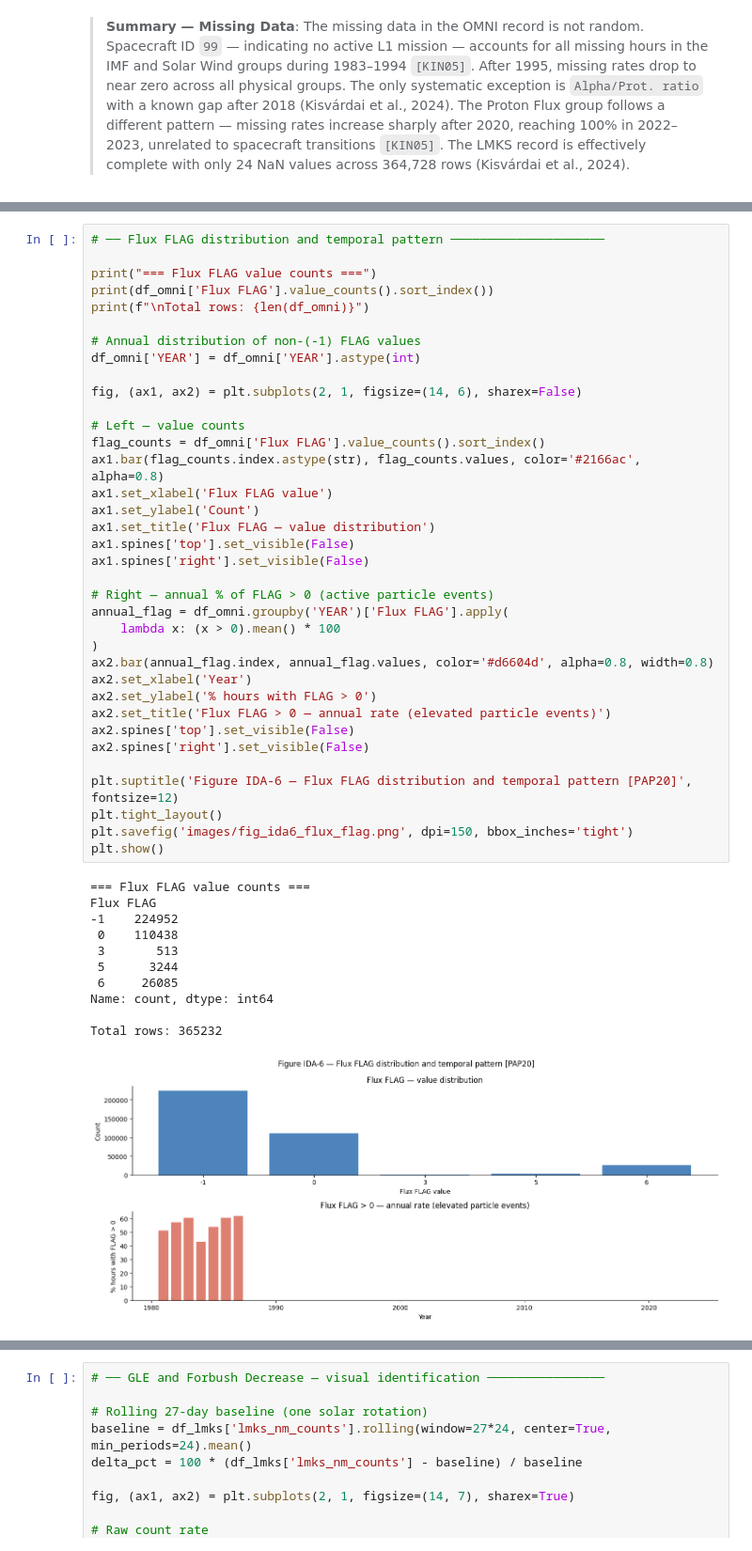
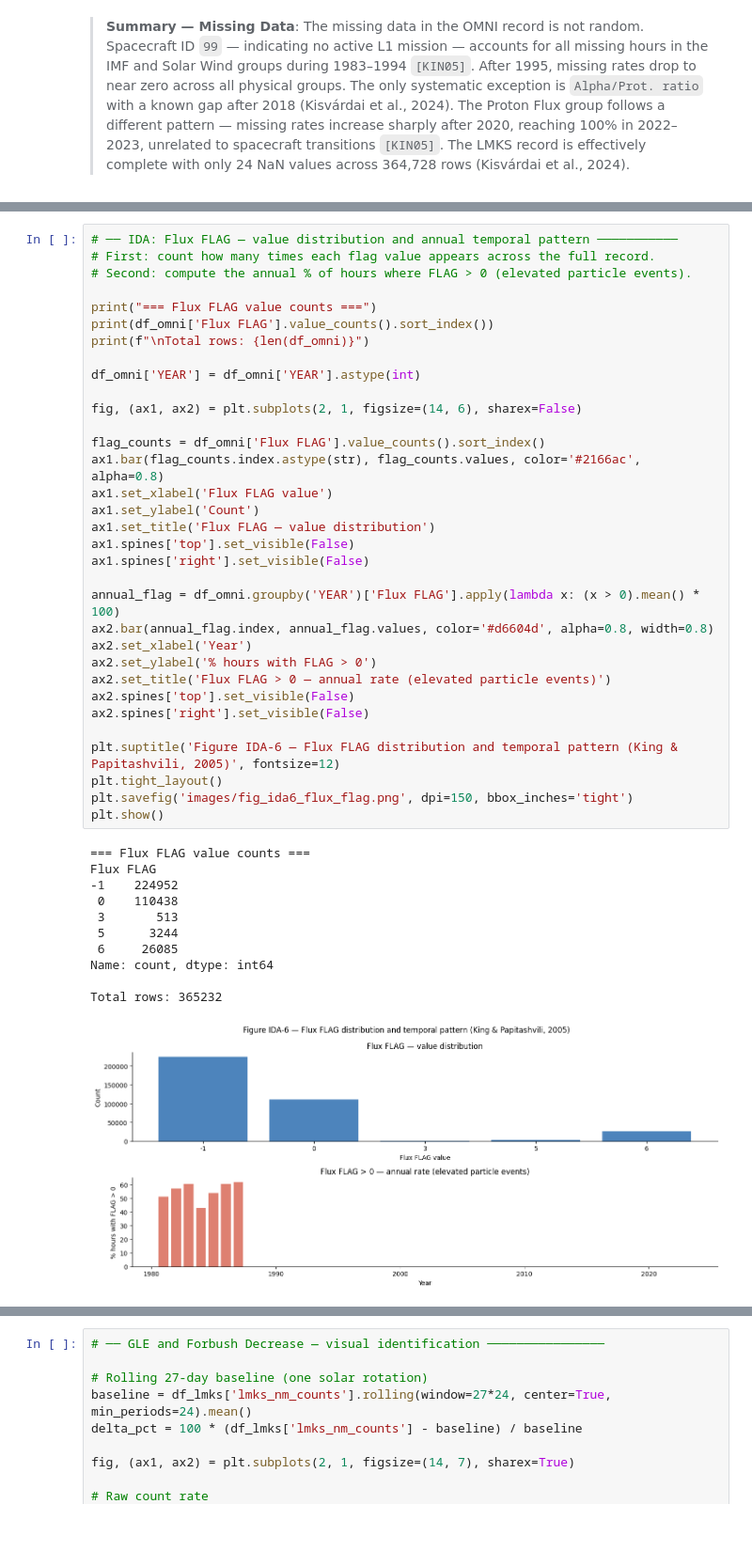
Before and after one commit to RoumenNikolov/cosmic-ray-storm-clean, a Jupyter notebook: cosmic_ray_storm_prediction.ipynb, the cells around one changed output, grey strips where cells are left out. Shown at 94% size. Cells and saved outputs as stored; diff of their text form.

Commit message:
refac: IDA – Data Quality section (missing data, spacecraft transitions, flux flag, sensor saturation)

```diff
--- a/cosmic_ray_storm_prediction.ipynb
+++ b/cosmic_ray_storm_prediction.ipynb
@@ -605,50 +608,47 @@ The `Flux FLAG` column (col 57) is an integer indicator associated with the ener
 # %%
-# ── Flux FLAG distribution and temporal pattern ─────────────────────
+# ── IDA: Flux FLAG — value distribution and annual temporal pattern ───────────
+# First: count how many times each flag value appears across the full record.
+# Second: compute the annual % of hours where FLAG > 0 (elevated particle events).
 
 print("=== Flux FLAG value counts ===")
 print(df_omni['Flux FLAG'].value_counts().sort_index())
 print(f"\nTotal rows: {len(df_omni)}")
 
-# Annual distribution of non-(-1) FLAG values
 df_omni['YEAR'] = df_omni['YEAR'].astype(int)
 
 fig, (ax1, ax2) = plt.subplots(2, 1, figsize=(14, 6), sharex=False)
 
-# Left — value counts
 flag_counts = df_omni['Flux FLAG'].value_counts().sort_index()
 ax1.bar(flag_counts.index.astype(str), flag_counts.values, color='#2166ac', alpha=0.8)
 ax1.set_xlabel('Flux FLAG value')
 ax1.set_ylabel('Count')
 ax1.set_title('Flux FLAG — value distribution')
 ax1.spines['top'].set_visible(False)
 ax1.spines['right'].set_visible(False)
 
-# Right — annual % of FLAG > 0 (active particle events)
-annual_flag = df_omni.groupby('YEAR')['Flux FLAG'].apply(
-    lambda x: (x > 0).mean() * 100
-)
+annual_flag = df_omni.groupby('YEAR')['Flux FLAG'].apply(lambda x: (x > 0).mean() * 100)
 ax2.bar(annual_flag.index, annual_flag.values, color='#d6604d', alpha=0.8, width=0.8)
 ax2.set_xlabel('Year')
 ax2.set_ylabel('% hours with FLAG > 0')
 ax2.set_title('Flux FLAG > 0 — annual rate (elevated particle events)')
 ax2.spines['top'].set_visible(False)
 ax2.spines['right'].set_visible(False)
 
-plt.suptitle('Figure IDA-6 — Flux FLAG distribution and temporal pattern [PAP20]', fontsize=12)
+plt.suptitle('Figure IDA-6 — Flux FLAG distribution and temporal pattern (King & Papitashvili, 2005)', fontsize=12)
 plt.tight_layout()
 plt.savefig('images/fig_ida6_flux_flag.png', dpi=150, bbox_inches='tight')
 plt.show()
 # %% [output]
 === Flux FLAG value counts ===
 Flux FLAG
 -1    224952
  0    110438
  3       513
  5      3244
  6     26085
 Name: count, dtype: int64
 
 Total rows: 365232
-[figure, old version]
+[figure, new version]
 # %% [markdown]
 
```
Also changed, not shown: parts of 10 cells of this notebook.
